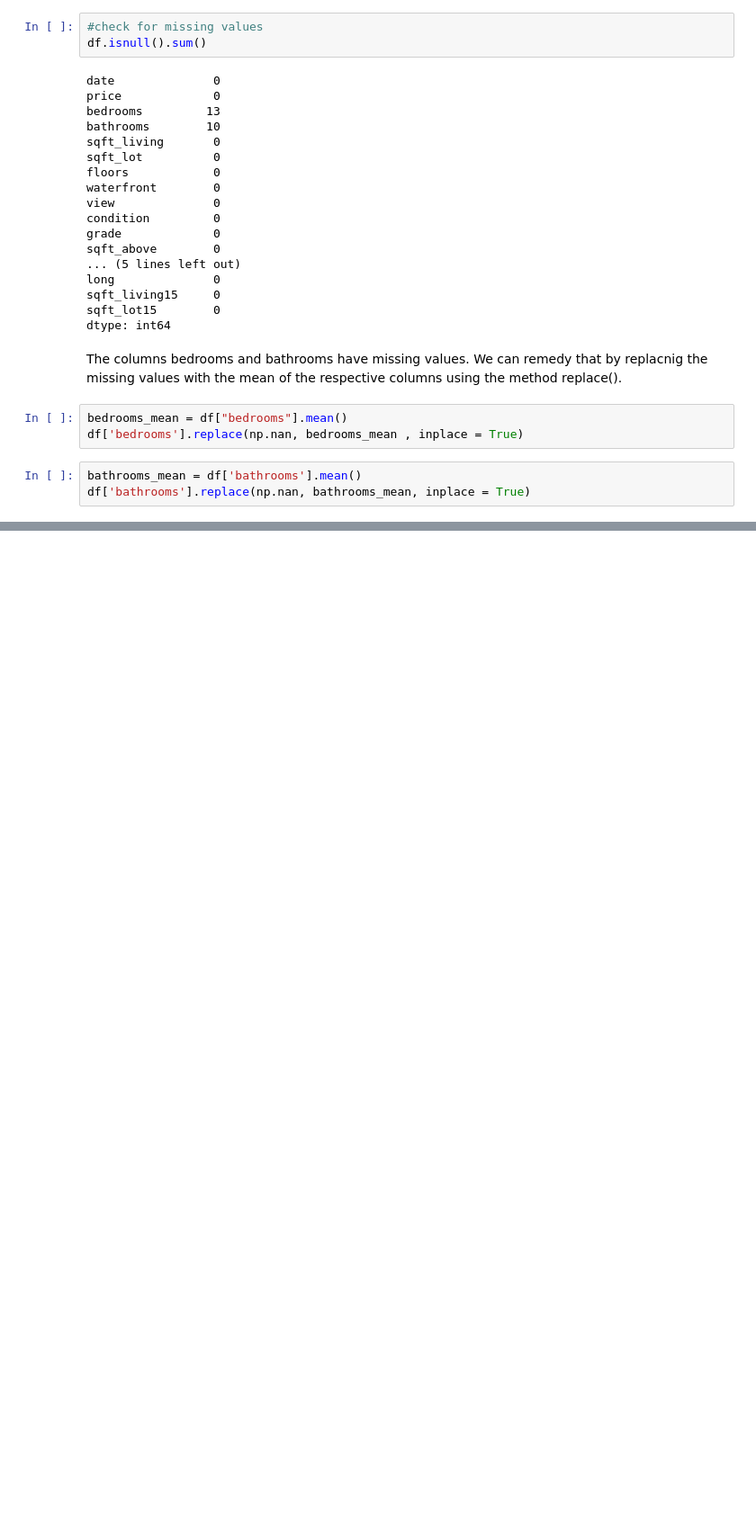
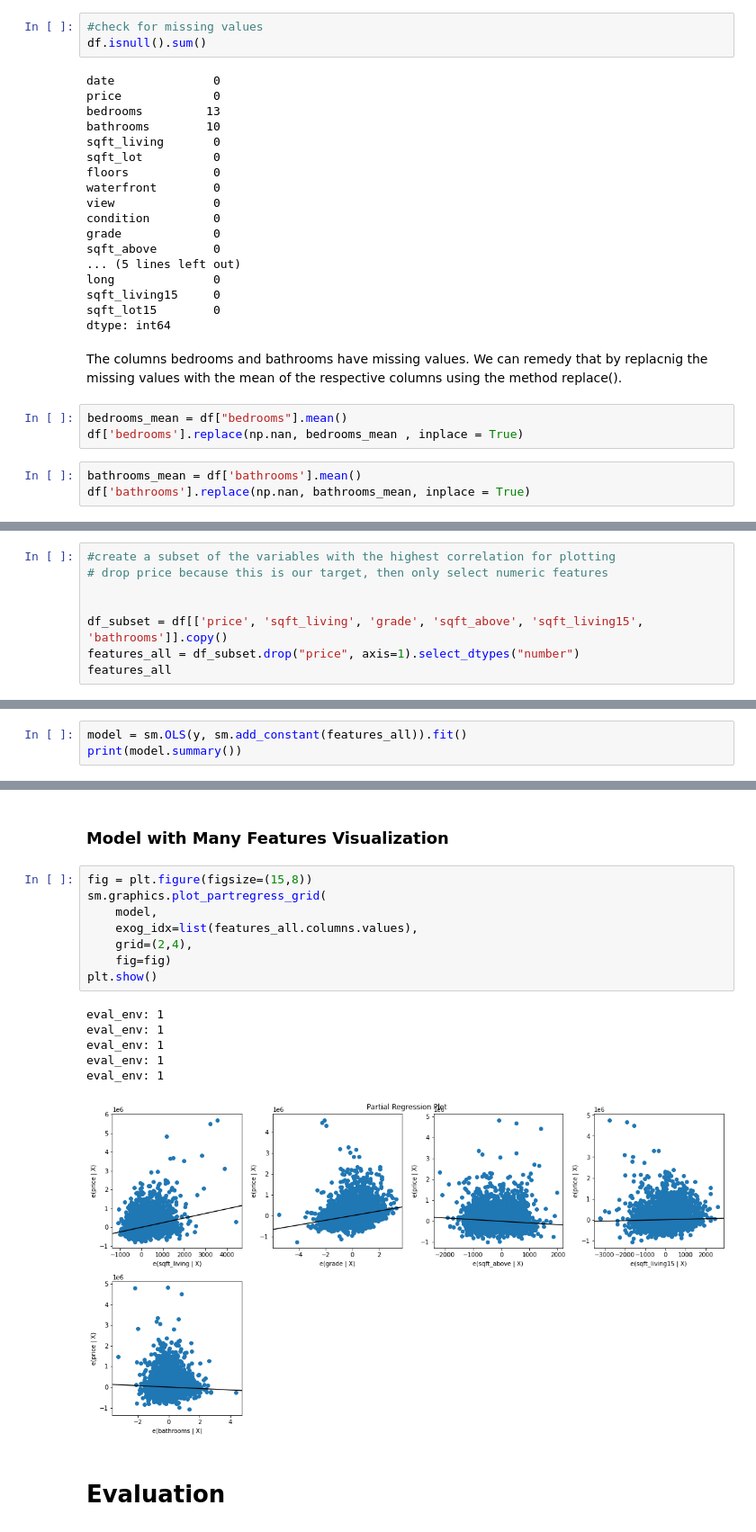
Before and after one commit to sophia14324/dsc-phase-2-project-v2-3, a Jupyter notebook: student.ipynb, the cells around one changed output, grey strips where cells are left out. Shown at 90% size. Cells and saved outputs as stored; diff of their text form; blank space fills up the shorter version.

```diff
--- a/student.ipynb
+++ b/student.ipynb
@@ -116,0 +202,8 @@ df['bathrooms'].replace(np.nan, bathrooms_mean, inplace = True)
+# %%
+#create a subset of the variables with the highest correlation for plotting
+# drop price because this is our target, then only select numeric features
+
+
+df_subset = df[['price', 'sqft_living', 'grade', 'sqft_above', 'sqft_living15', 'bathrooms']].copy()
+features_all = df_subset.drop("price", axis=1).select_dtypes("number")
+features_all
@@ -116,0 +224,3 @@ df['bathrooms'].replace(np.nan, bathrooms_mean, inplace = True)
+# %%
+model = sm.OLS(y, sm.add_constant(features_all)).fit()
+print(model.summary())
@@ -116,0 +245,19 @@ df['bathrooms'].replace(np.nan, bathrooms_mean, inplace = True)
+# %% [markdown]
+### Model with Many Features Visualization
+# %%
+fig = plt.figure(figsize=(15,8))
+sm.graphics.plot_partregress_grid(
+    model,
+    exog_idx=list(features_all.columns.values),
+    grid=(2,4),
+    fig=fig)
+plt.show()
+# %% [output]
+eval_env: 1
+eval_env: 1
+eval_env: 1
+eval_env: 1
+eval_env: 1
+[figure, added]
+# %% [markdown]
+# Evaluation
```
Also changed, not shown: parts of 15 cells of this notebook.
